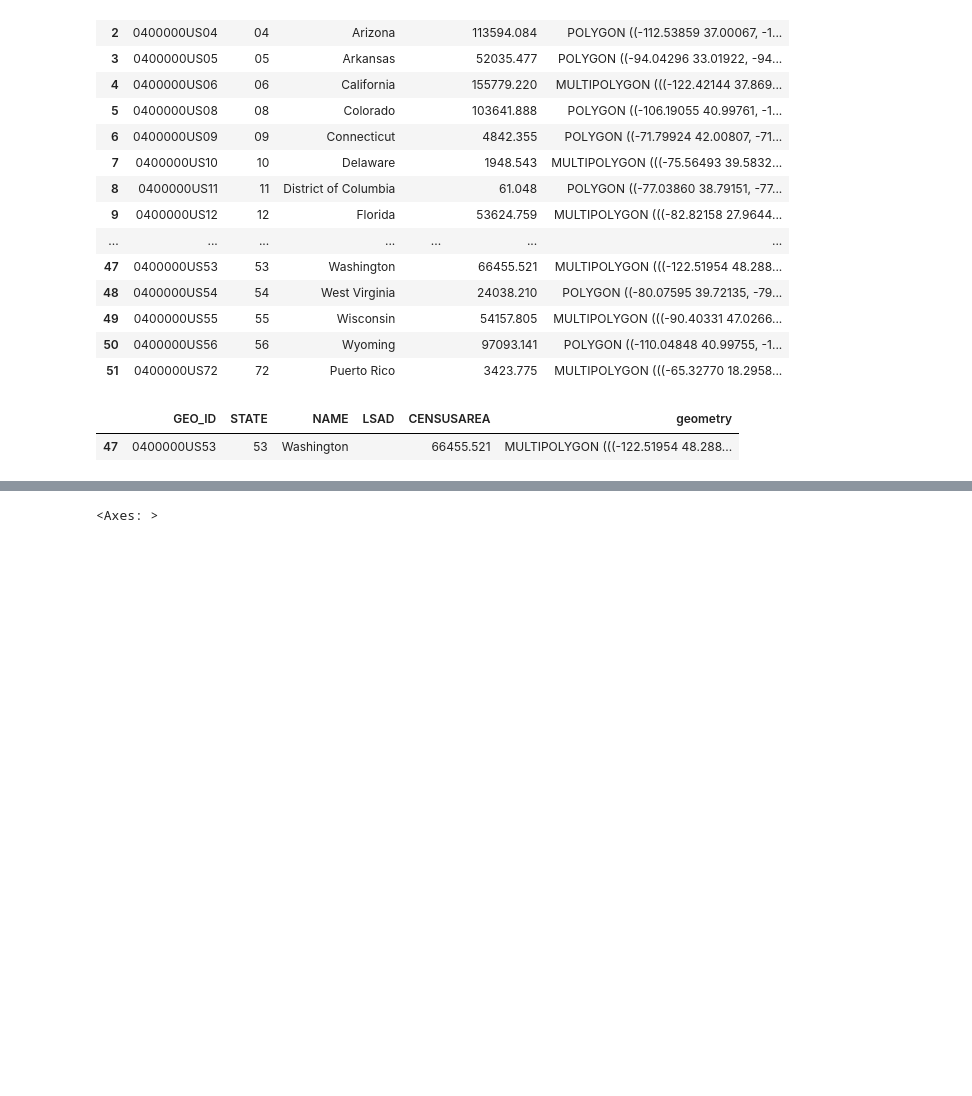
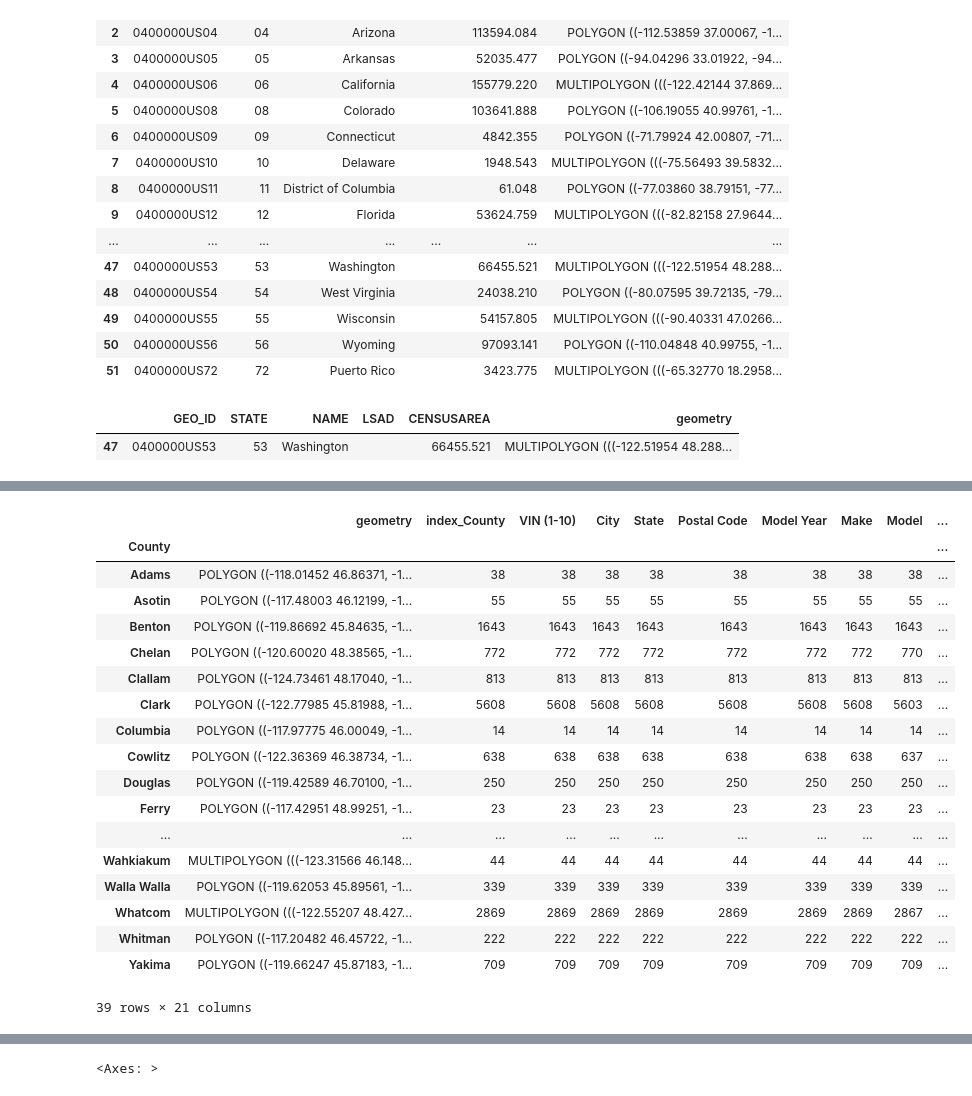
Before and after one commit to tarunNaveen24/DataAnalysis, a Jupyter notebook: analysis.ipynb, the cells around one changed output, grey strips where cells are left out. Saved outputs shown, nothing was run; the diff lists cells and outputs as text; code cells hidden in the pictures; blank space fills up the shorter version.

```diff
--- a/analysis.ipynb
+++ b/analysis.ipynb
@@ -212,3 +266,26 @@ import matplotlib.pyplot as plt
+# %%
+merged_dissolved = merged.dissolve(by='County',aggfunc='count')
+merged_dissolved
+# %% [output]
+|  | geometry | index_County | VIN (1-10) | City | State | Postal Code | Model Year | Make | Model | ... |
+| County |  |  |  |  |  |  |  |  |  | ... |
+| Adams | POLYGON ((-118.01452 46.86371, -1... | 38 | 38 | 38 | 38 | 38 | 38 | 38 | 38 | ... |
+| Asotin | POLYGON ((-117.48003 46.12199, -1... | 55 | 55 | 55 | 55 | 55 | 55 | 55 | 55 | ... |
+| Benton | POLYGON ((-119.86692 45.84635, -1... | 1643 | 1643 | 1643 | 1643 | 1643 | 1643 | 1643 | 1643 | ... |
+| Chelan | POLYGON ((-120.60020 48.38565, -1... | 772 | 772 | 772 | 772 | 772 | 772 | 772 | 770 | ... |
+| Clallam | POLYGON ((-124.73461 48.17040, -1... | 813 | 813 | 813 | 813 | 813 | 813 | 813 | 813 | ... |
+| Clark | POLYGON ((-122.77985 45.81988, -1... | 5608 | 5608 | 5608 | 5608 | 5608 | 5608 | 5608 | 5603 | ... |
+| Columbia | POLYGON ((-117.97775 46.00049, -1... | 14 | 14 | 14 | 14 | 14 | 14 | 14 | 14 | ... |
+| Cowlitz | POLYGON ((-122.36369 46.38734, -1... | 638 | 638 | 638 | 638 | 638 | 638 | 638 | 637 | ... |
+| Douglas | POLYGON ((-119.42589 46.70100, -1... | 250 | 250 | 250 | 250 | 250 | 250 | 250 | 250 | ... |
+| Ferry | POLYGON ((-117.42951 48.99251, -1... | 23 | 23 | 23 | 23 | 23 | 23 | 23 | 23 | ... |
+| ... | ... | ... | ... | ... | ... | ... | ... | ... | ... | ... |
+| Wahkiakum | MULTIPOLYGON (((-123.31566 46.148... | 44 | 44 | 44 | 44 | 44 | 44 | 44 | 44 | ... |
+| Walla Walla | POLYGON ((-119.62053 45.89561, -1... | 339 | 339 | 339 | 339 | 339 | 339 | 339 | 339 | ... |
+| Whatcom | MULTIPOLYGON (((-122.55207 48.427... | 2869 | 2869 | 2869 | 2869 | 2869 | 2869 | 2869 | 2867 | ... |
+| Whitman | POLYGON ((-117.20482 46.45722, -1... | 222 | 222 | 222 | 222 | 222 | 222 | 222 | 222 | ... |
+| Yakima | POLYGON ((-119.66247 45.87183, -1... | 709 | 709 | 709 | 709 | 709 | 709 | 709 | 709 | ... |
+39 rows × 21 columns
 # %%
 fig, ax = plt.subplots(1)
 gdf_wa.plot(ax=ax)
```
Also changed, not shown: parts of 5 cells of this notebook.
